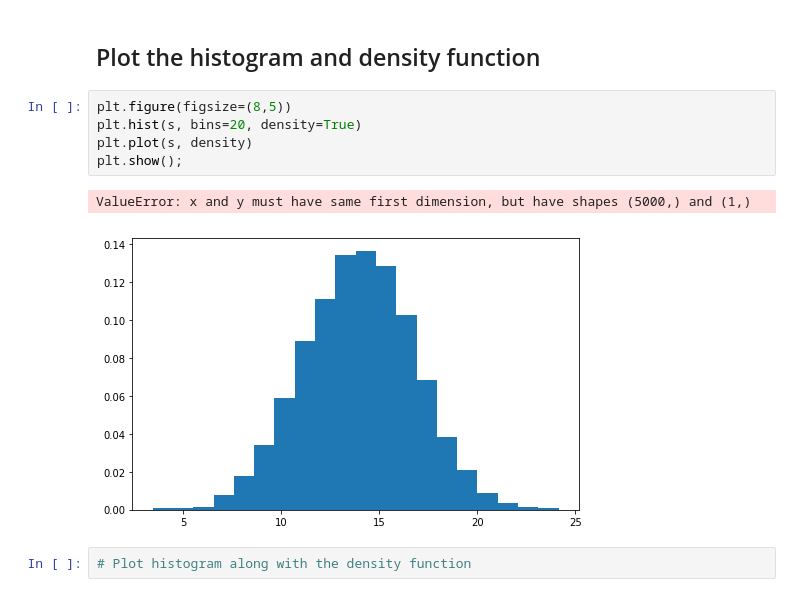
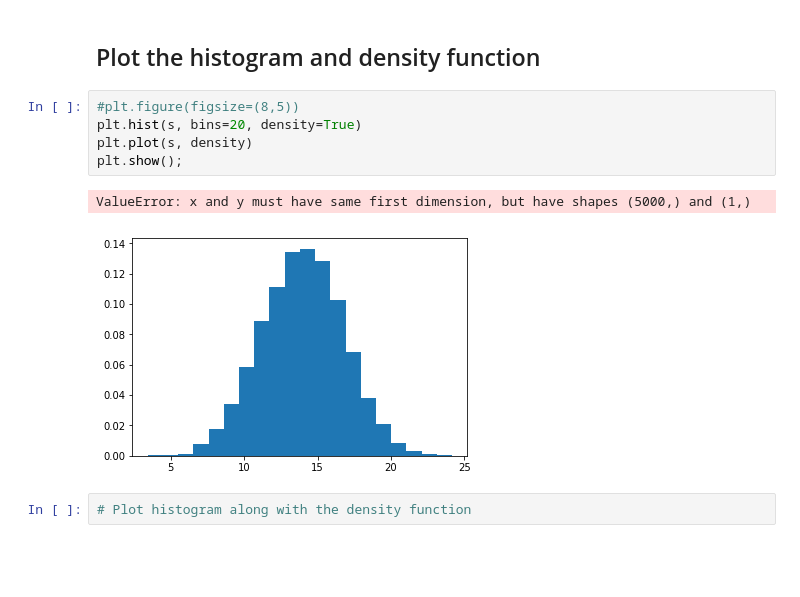
Before and after one commit to cjriggio/dsc-normal-distribution-lab-nyc-ds-career-042219, a Jupyter notebook: index.ipynb, the cells around one changed output. Cells and saved outputs as stored; diff of their text form; blank space fills up the shorter version.

```diff
--- a/index.ipynb
+++ b/index.ipynb
@@ -58,13 +58,13 @@ density
 # %% [markdown]
 ## Plot the histogram and density function
 # %%
-plt.figure(figsize=(8,5))
+#plt.figure(figsize=(8,5))
 plt.hist(s, bins=20, density=True)
 plt.plot(s, density)
 plt.show();
 # %% [output]
 ValueError: x and y must have same first dimension, but have shapes (5000,) and (1,)
-[figure, old version]
+[figure, new version]
 # %%
 # Plot histogram along with the density function
 # %% [output]
```
